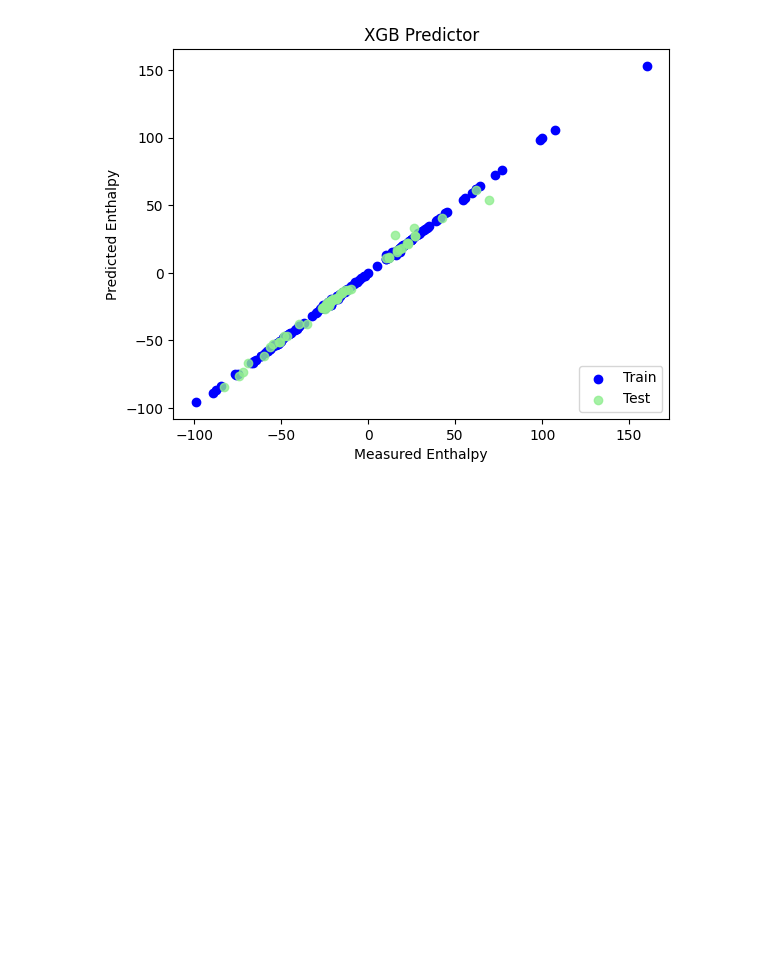
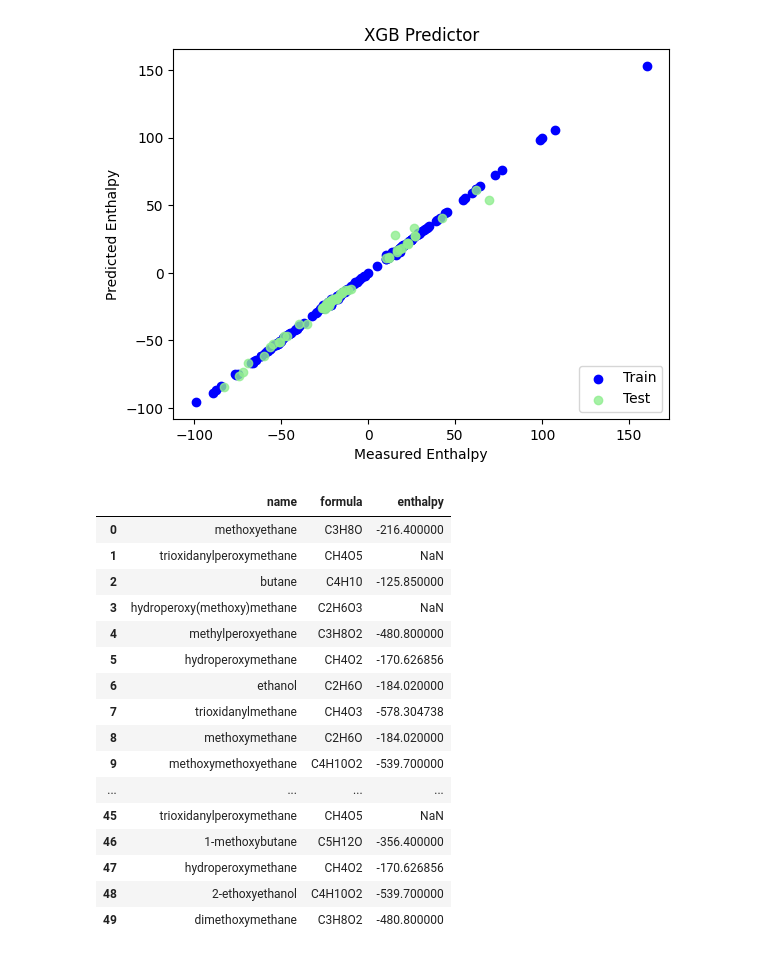
Before and after one commit to tracehhh/NTU-CM4044-ML-Mini-project-2, a Jupyter notebook: CM4044 Project 2.ipynb, the cells around one changed output. Cells and saved outputs as stored; diff of their text form; code cells hidden in the pictures; blank space fills up the shorter version.

```diff
--- a/CM4044 Project 2.ipynb
+++ b/CM4044 Project 2.ipynb
@@ -260,3 +269,65 @@ Fitting 10 folds for each of 50 candidates, totalling 500 fits
 XGB R-Squared: 0.9912
 XGB MAE: 1.4750
 [figure]
+# %%
+from rdkit import Chem
+from rdkit.Chem import AllChem
+from thermo import Chemical
+import random
+import pubchempy as pcp
+import pandas as pd
+
+elements = ['C', 'O']  # can add more elements
+
+def random_smiles(num_atoms=5):
+    mol_str = "C"
+    for _ in range(num_atoms-1):
+        mol_str += random.choice(elements)
+    mol_obj = Chem.MolFromSmiles(mol_str)
+    if mol_obj is None:
+        return None, None, None
+
+    smiles = Chem.MolToSmiles(mol_obj)
+    formula = Chem.rdMolDescriptors.CalcMolFormula(mol_obj)
+
+    try:
+        compounds = pcp.get_compounds(smiles, namespace='smiles')
+        name = compounds[0].iupac_name if compounds else None
+    except Exception:
+        name = None
+
+    try:
+        if formula:
+            chem = Chemical(formula) # Conversion to kJ/mol
+            mw_kg_per_mol = chem.MW / 1000
+            hf_kJ_per_mol = chem.Hf * mw_kg_per_mol / 1000
+        else:
+            hf_kJ_per_mol = None
+    except Exception:
+        hf_kJ_per_mol = None
+
+    return name, formula, hf_kJ_per_mol
+
+data = [random_smiles(random.randint(3, 6)) for _ in range(50)]
+
+df = pd.DataFrame(data, columns=['name', 'formula', 'enthalpy'])
+df
+#TODO: Prevent duplicates, make all N unique
+# %% [output]
+|  | name | formula | enthalpy |
+| 0 | methoxyethane | C3H8O | -216.400000 |
+| 1 | trioxidanylperoxymethane | CH4O5 | NaN |
+| 2 | butane | C4H10 | -125.850000 |
+| 3 | hydroperoxy(methoxy)methane | C2H6O3 | NaN |
+| 4 | methylperoxyethane | C3H8O2 | -480.800000 |
+| 5 | hydroperoxymethane | CH4O2 | -170.626856 |
+| 6 | ethanol | C2H6O | -184.020000 |
+| 7 | trioxidanylmethane | CH4O3 | -578.304738 |
+| 8 | methoxymethane | C2H6O | -184.020000 |
+| 9 | methoxymethoxyethane | C4H10O2 | -539.700000 |
+| ... | ... | ... | ... |
+| 45 | trioxidanylperoxymethane | CH4O5 | NaN |
+| 46 | 1-methoxybutane | C5H12O | -356.400000 |
+| 47 | hydroperoxymethane | CH4O2 | -170.626856 |
+| 48 | 2-ethoxyethanol | C4H10O2 | -539.700000 |
+| 49 | dimethoxymethane | C3H8O2 | -480.800000 |
```
Also changed, not shown: parts of 4 cells of this notebook, 1 other file.
